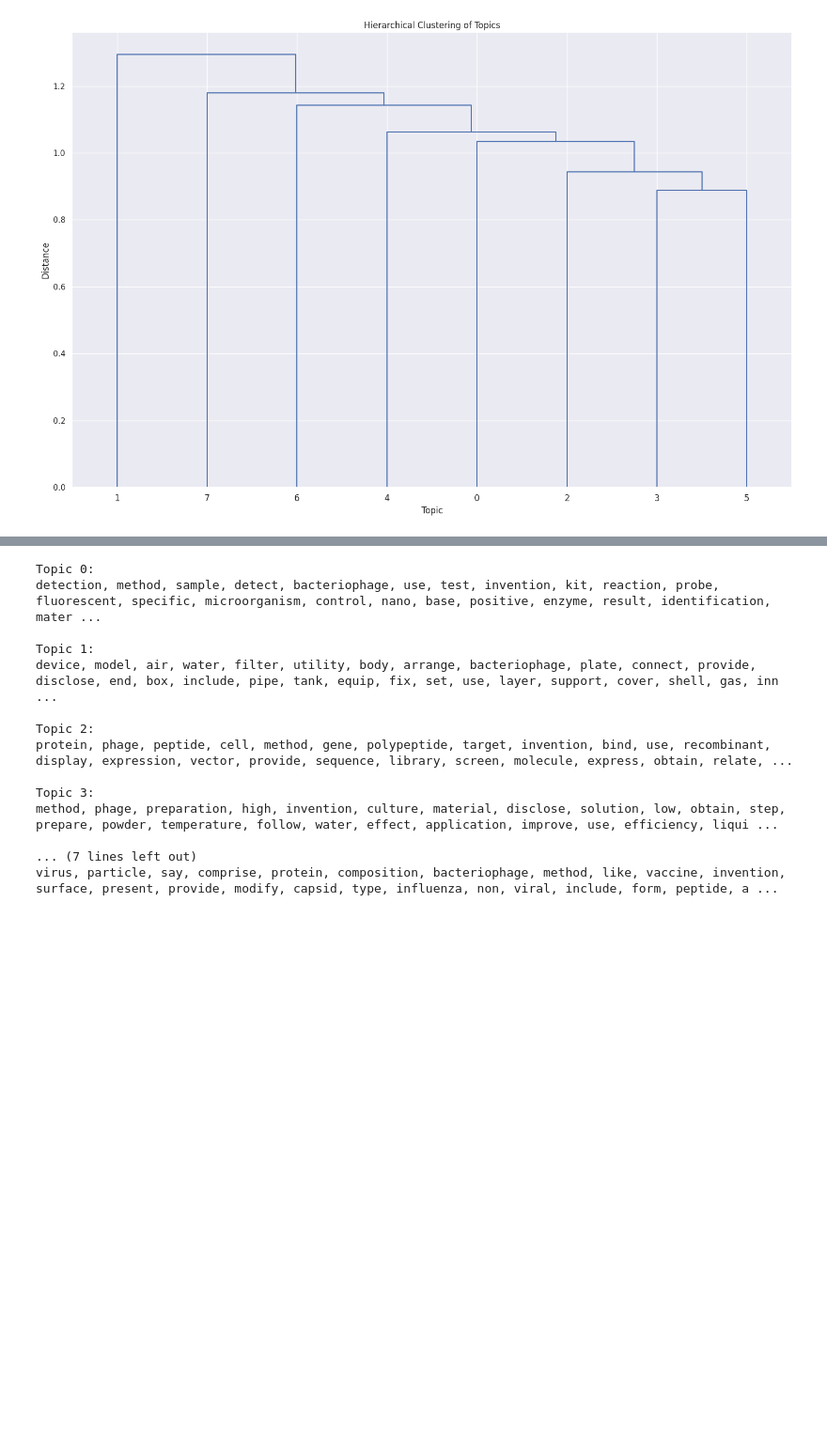
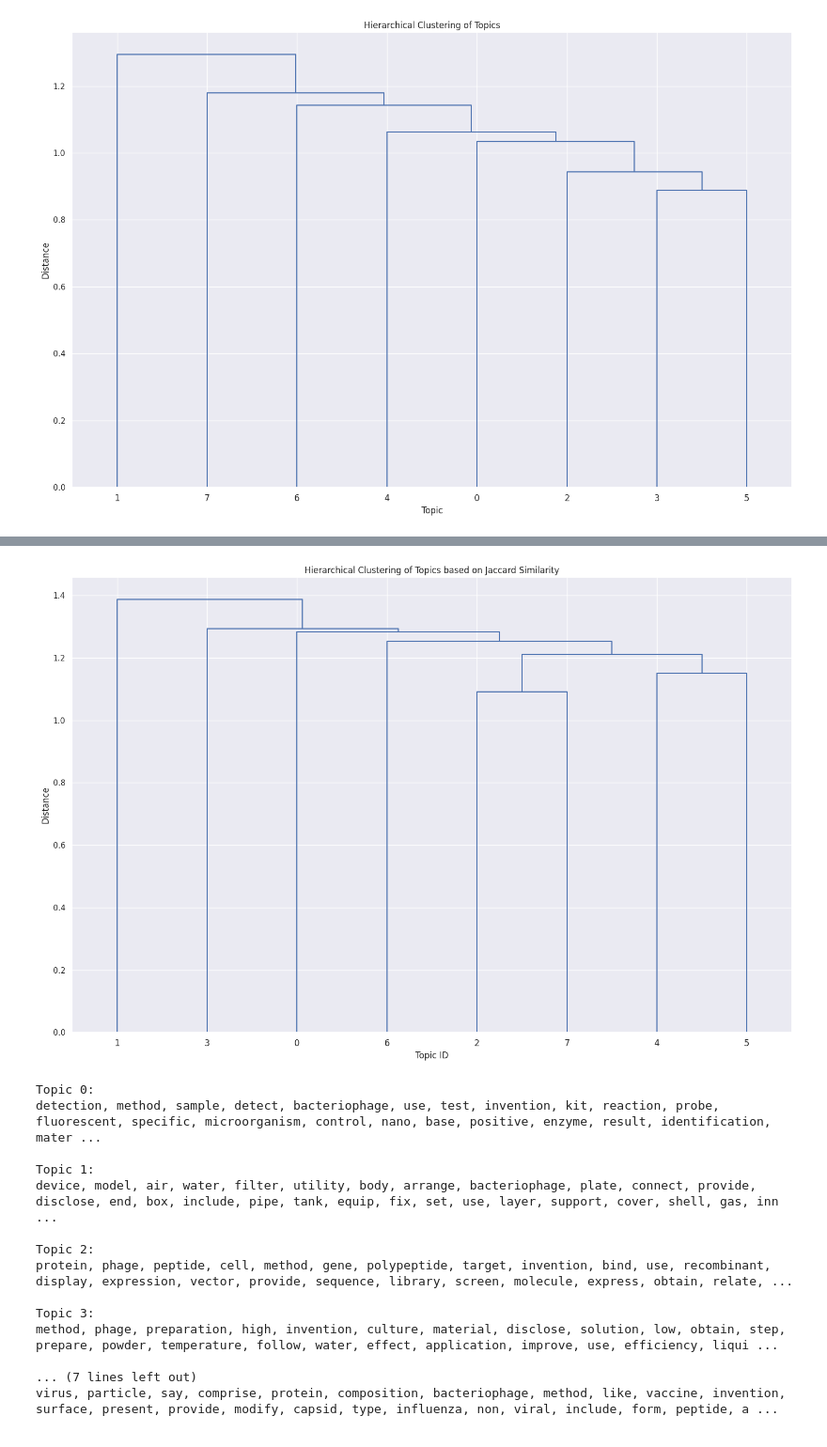
Before and after one commit to descartesmbogning/Deciphering_Bacteriophage_Revolution, a Jupyter notebook: Patent_TopicModeling.ipynb, the cells around one changed output, grey strips where cells are left out. Shown at 94% size. Saved outputs shown, nothing was run; the diff lists cells and outputs as text; code cells hidden in the pictures; blank space fills up the shorter version.

```diff
--- a/Patent_TopicModeling.ipynb
+++ b/Patent_TopicModeling.ipynb
@@ -559,3 +599,50 @@ plt.show()
+# %%
+import numpy as np
+import matplotlib.pyplot as plt
+import seaborn as sns
+from scipy.cluster.hierarchy import linkage, dendrogram
+from sklearn.decomposition import LatentDirichletAllocation
+
+# Define Jaccard Similarity function
+def jaccard_similarity(vector1, vector2, threshold=0.01):
+    set1 = set(np.where(vector1 > threshold)[0])
+    set2 = set(np.where(vector2 > threshold)[0])
+    intersection = len(set1.intersection(set2))
+    union = len(set1) + len(set2) - intersection
+    if union == 0:
+        return 0
+    else:
+        return intersection / union
+
+
+# Assuming lda is your trained LDA model
+n_topics = lda.components_.shape[0]
+topic_word_distributions = lda.components_ / lda.components_.sum(axis=1)[:, np.newaxis]
+
+# Create Jaccard Similarity matrix
+jaccard_similarity_matrix = np.zeros((n_topics, n_topics))
+
+for i in range(n_topics):
+    for j in range(n_topics):
+        jaccard_similarity_matrix[i, j] = jaccard_similarity(topic_word_distributions[i, :], topic_word_distributions[j, :], threshold=0.01)
+
+# Perform hierarchical clustering
+linkage_matrix = linkage(1 - jaccard_similarity_matrix, method="average")
+
+# Plot the dendrogram
+plt.figure(figsize=(15, 10))
+dendrogram(linkage_matrix, color_threshold=0.5)
+plt.title("Hierarchical Clustering of Topics based on Jaccard Similarity")
+plt.xlabel("Topic ID")
+plt.ylabel("Distance")
+plt.tight_layout()
+
+# Save the figure in high resolution
+plt.savefig(f'/content/drive/MyDrive/YORKU PROJECT/JUDE/BACTERIOPHAGE/topic_clustering_dendrogram_jaccard_PATENT_{n_topics}.png', dpi=600)
+
+plt.show()
+# %% [output]
+[figure, added]
 # %%
 # get_top_keywords
 # %%
```
Also changed, not shown: parts of 16 cells of this notebook.
